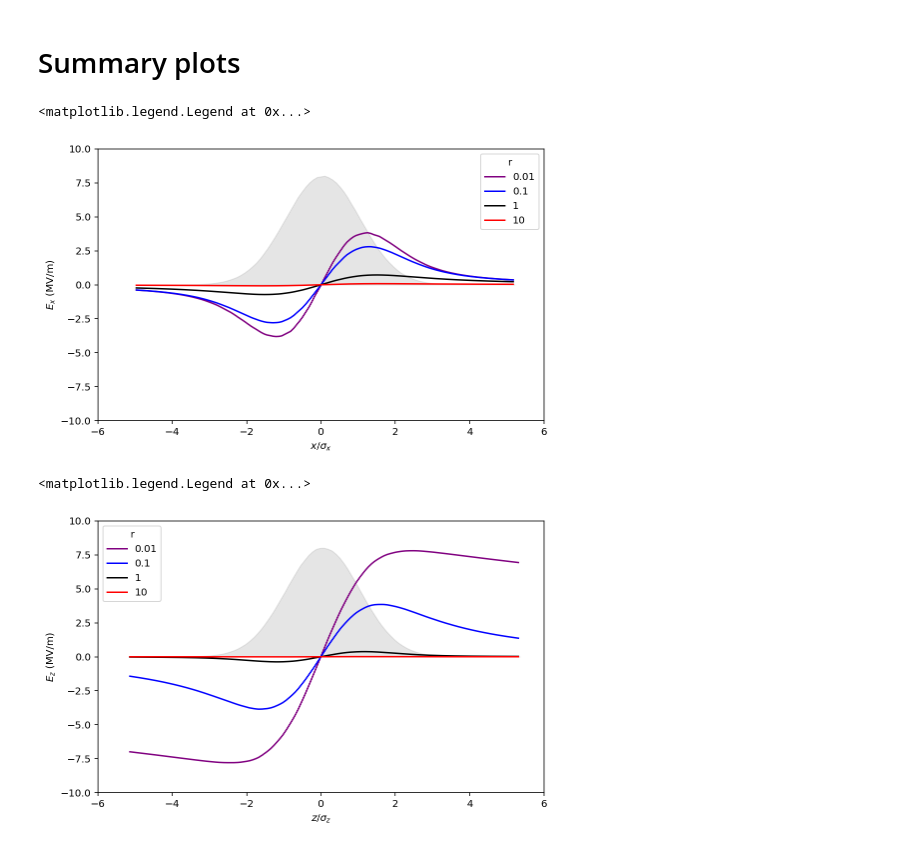
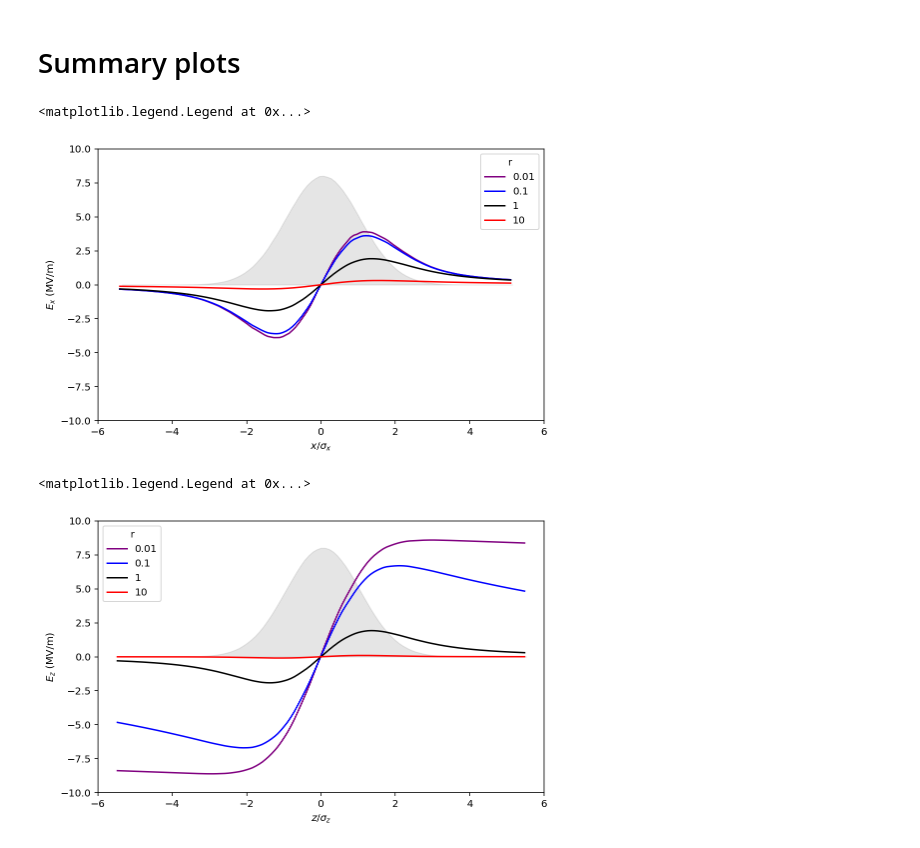
Before and after one commit to ChristopherMayes/PySpaceCharge, a Jupyter notebook: examples/benchmark.ipynb, the cells around one changed output. Saved outputs shown, nothing was run; the diff lists cells and outputs as text; code cells hidden in the pictures.

```diff
--- a/examples/benchmark.ipynb
+++ b/examples/benchmark.ipynb
@@ -29,7 +29,7 @@ matplotlib.rcParams['figure.figsize'] = (8,6)
 # %% [markdown]
 # Create Gaussian particles
 # %%
-RATIO = 4
+RATIO = 1
 
 NP = 10000000
 # Beam sizes in m
@@ -159,5 +159,5 @@ plt.plot(field2[BINS[0]//2,BINS[1]//2,:], linestyle='--')
 # Space Charge mesh
 # %%
 %%time
-Ex_mesh = spacecharge_mesh(rho_mesh, deltas, gamma=1, component='x')
+Ex_mesh = spacecharge_mesh(rho_mesh, deltas, gamma=1, component='Ex')
 # %% [output]
@@ -172,4 +172,4 @@ Wall time: 6.98 s
 # %%
 %%time
-Ez_mesh = spacecharge_mesh(rho_mesh, deltas, gamma=1, component='z')
+Ez_mesh = spacecharge_mesh(rho_mesh, deltas, gamma=1, component='Ez')
 # %% [output]
@@ -345,7 +357,7 @@ COLOR = {1:'black', 0.1:'blue', 0.01: 'purple', 10:'red'}
 for ratio in [.01, .1, 1, 10]:
     deltas0 = deltas.copy()
     deltas0[2] *= ratio
-    Ex_mesh = spacecharge_mesh(rho_mesh, deltas0, gamma=1, component='x')
+    Ex_mesh = spacecharge_meshes(rho_mesh, deltas0, gamma=1, components=['Ex'])['Ex']
 
     Ex0 = interpn(coord_vecs, Ex_mesh, xpts)
 
@@ -364,36 +376,37 @@ ax.set_ylabel(r'$E_x$'+' (MV/m)')
 ax.legend(title='r')
 # %% [output]
 <matplotlib.legend.Legend at 0x...>
-[figure, old version]
+[figure, new version]
 # %%
 # Ez
-z0 = np.linspace(coord_vecs[2].min(), coord_vecs[2].max() , 1000)
+z0 = np.linspace(coord_vecs[2].min(), coord_vecs[2].max(), 1000)
 zpts = np.array([[0,0,z] for z in z0])
 
 fig, ax = plt.subplots(figsize=(8,5))
 
 COLOR = {1:'black', 0.1:'blue', 0.01: 'purple', 10:'red'}
 
 for ratio in [.01, .1, 1, 10]:
     deltas0 = deltas.copy()
     deltas0[2] *= ratio
-    Ez_mesh = spacecharge_mesh(rho_mesh, deltas0, gamma=1, component='z')
+    Ez_mesh = spacecharge_meshes(rho_mesh, deltas0, gamma=1, components=['Ez'])['Ez']
+#    Ez_mesh = spacecharge_mesh(rho_mesh, deltas0, gamma=1, component='Ez')
 
     Ez0 = interpn(coord_vecs, Ez_mesh, zpts)
 
     ax.plot(z0/SIGZ, Ez0/1e6, color=COLOR[ratio], label=f'{ratio}')
 
 
 # Charge density
 #ax2 = ax.twinx()
 H, edges = np.histogram(particles[:, 2], bins=100)
 ax.fill_between(edges[1:]/SIGZ, 0, H/H.max()*8, color='gray', alpha=0.2)
 
 ax.set_xlim(-6, 6)
 ax.set_ylim(-10,10)
 ax.set_xlabel(r'$z/\sigma_z$')
 ax.set_ylabel(r'$E_z$'+' (MV/m)')
 ax.legend(title='r')
 # %% [output]
 <matplotlib.legend.Legend at 0x...>
-[figure, old version]
+[figure, new version]
```
Also changed, not shown: parts of 28 cells of this notebook, 2 other files.
